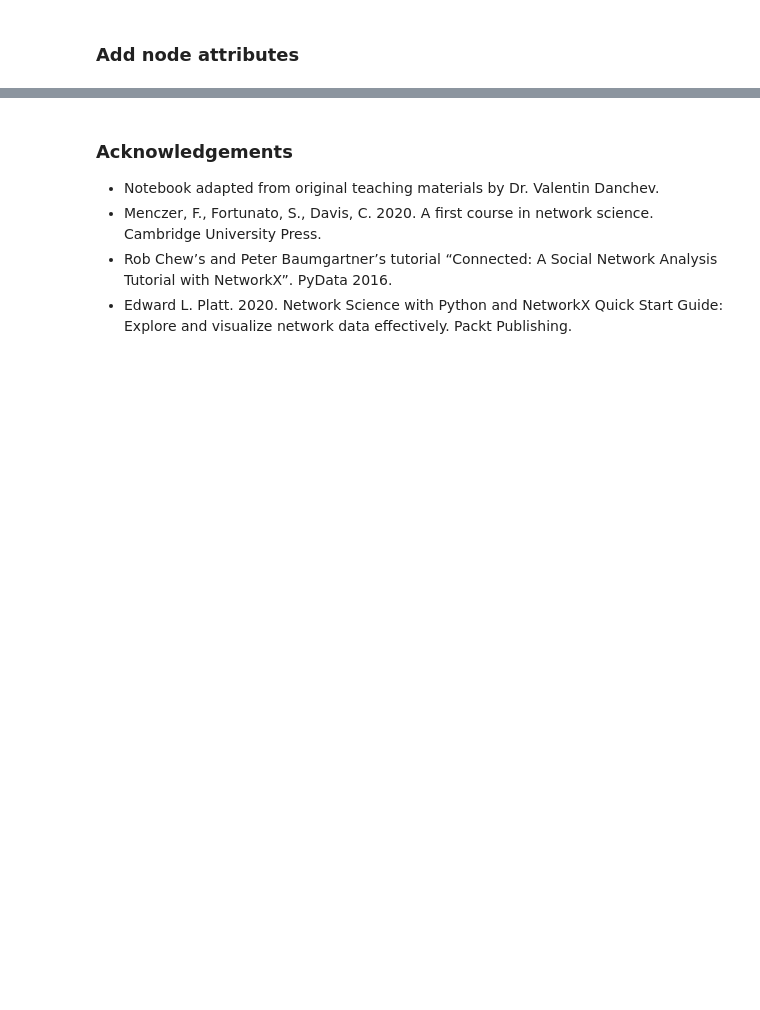
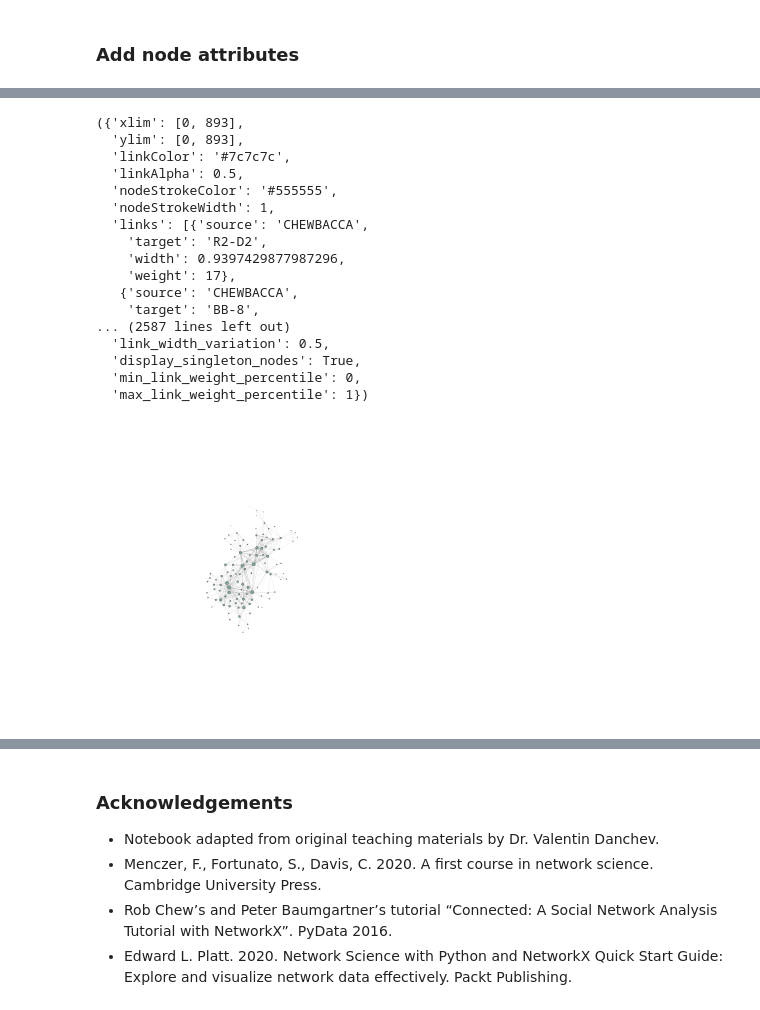
Before and after one commit to Minyall/sc207_materials, a Jupyter notebook: 8-9_social_networks/9-networkx-full.ipynb, the cells around one changed output, grey strips where cells are left out. Drawn from its saved outputs; the diff is of its cells as text; code cells hidden in the pictures; blank space fills up the shorter version.

```diff
--- a/8-9_social_networks/9-networkx-full.ipynb
+++ b/8-9_social_networks/9-networkx-full.ipynb
@@ -556,0 +357,5 @@ nx.shortest_path(gsw, 'LUKE','DARTH VADER')
+# %%
+# Compute eigenvector centrality
+
+eigenvector = nx.eigenvector_centrality(sw_G)
+top_n(eigenvector)
@@ -556,0 +373,21 @@ nx.shortest_path(gsw, 'LUKE','DARTH VADER')
+# %%
+visualize(size_by(sw_G,eigenvector))
+# %% [output]
+({'xlim': [0, 893],
+  'ylim': [0, 893],
+  'linkColor': '#7c7c7c',
+  'linkAlpha': 0.5,
+  'nodeStrokeColor': '#555555',
+  'nodeStrokeWidth': 1,
+  'links': [{'source': 'CHEWBACCA',
+    'target': 'R2-D2',
+    'width': 0.9397429877987296,
+    'weight': 17},
+   {'source': 'CHEWBACCA',
+    'target': 'BB-8',
+... (2587 lines left out)
+  'link_width_variation': 0.5,
+  'display_singleton_nodes': True,
+  'min_link_weight_percentile': 0,
+  'max_link_weight_percentile': 1})
+[figure, added]
```
Also changed, not shown: parts of 81 cells of this notebook.
